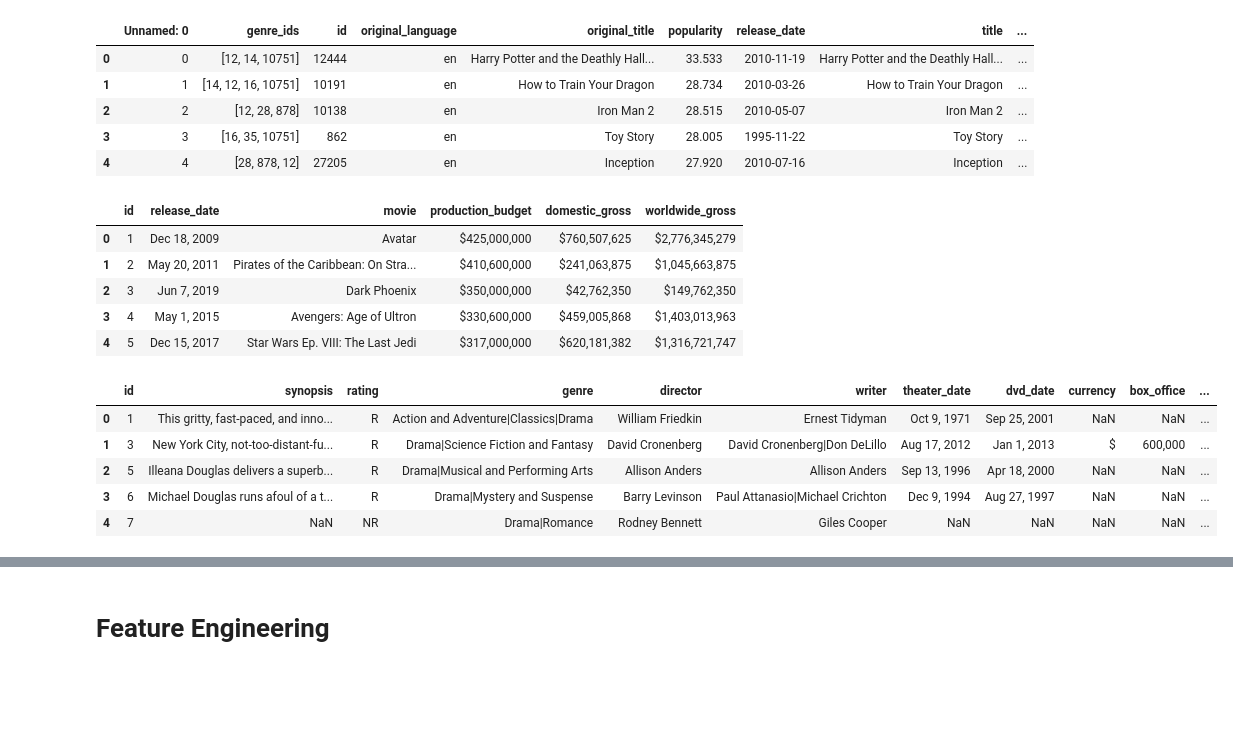
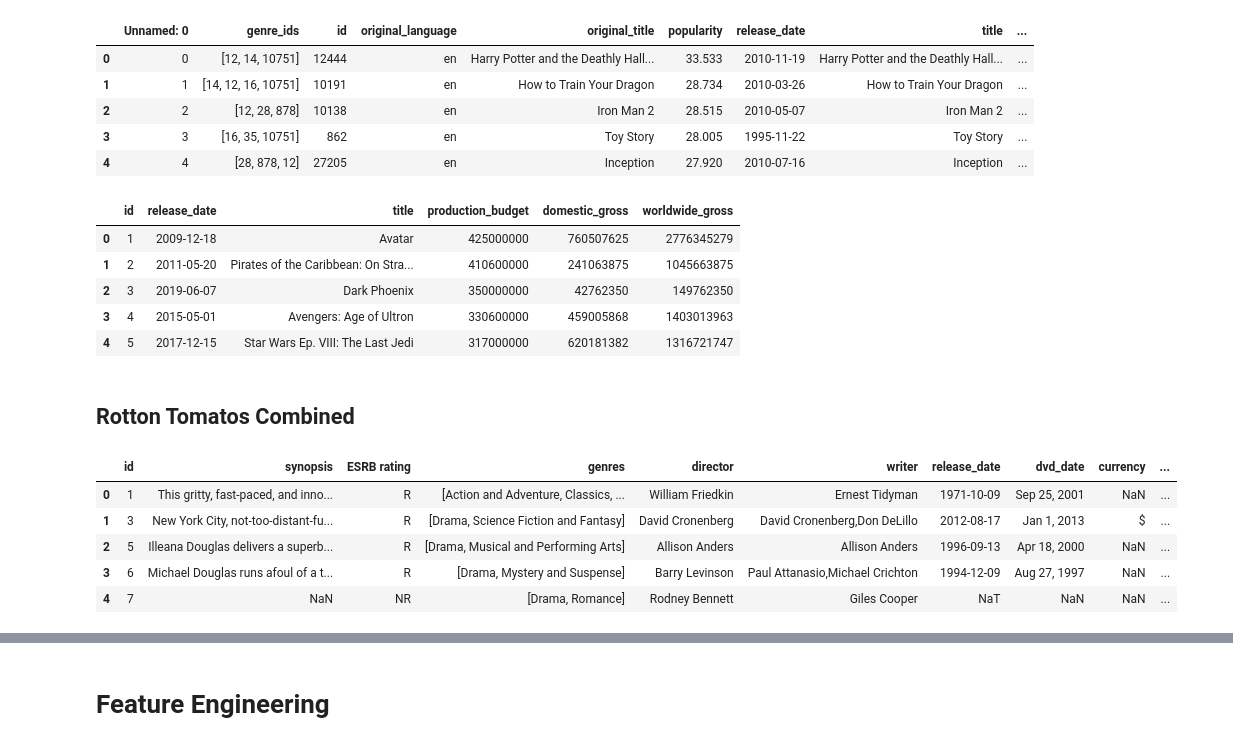
Before and after one commit to gjimmyq/C-H-Film-Productions, a Jupyter notebook: C-H_Film_Productions.ipynb, the cells around one changed output, grey strips where cells are left out. Saved outputs shown, nothing was run; the diff lists cells and outputs as text; code cells hidden in the pictures; blank space fills up the shorter version.

```diff
--- a/C-H_Film_Productions.ipynb
+++ b/C-H_Film_Productions.ipynb
@@ -46,0 +77,14 @@ rt_movie_review = pd.read_csv('data/rt.reviews.tsv', sep='\t', encoding='unicode
+# %%
+def bar_to_comma(list):
+    if type(list)!= str:
+        return list
+    if '|' in list:
+        return list.replace('|', ',')
+    else:
+        return list
+
+def csStringToList(cs_string):
+    if type(cs_string) == str:
+        return cs_string.split(',')
+    else:
+        return cs_string
@@ -63,21 +164,51 @@ tmdb.head()
 | 3 | 3 | [16, 35, 10751] | 862 | en | Toy Story | 28.005 | 1995-11-22 | Toy Story | ... |
 | 4 | 4 | [28, 878, 12] | 27205 | en | Inception | 27.920 | 2010-07-16 | Inception | ... |
 # %%
+def money_to_int(money):
+    #remove cash symbol
+    money = money[1:]
+    money = money.replace(',', '')
+    money.strip()
+    return money
+
+def checkUSD(money):
+    money = money[0]
+    if money =='$':
+        return True
+    else:
+        return False
+
+tn_movie_budgets['release_date'] = pd.to_datetime(tn_movie_budgets['release_date'])
+tn_movie_budgets['production_budget'] = tn_movie_budgets['production_budget'].map(money_to_int)
+tn_movie_budgets['worldwide_gross'] = tn_movie_budgets['worldwide_gross'].map(money_to_int)
+tn_movie_budgets['domestic_gross'] = tn_movie_budgets['domestic_gross'].map(money_to_int)
+
+tn_movie_budgets = tn_movie_budgets.rename(columns={"movie": "title"})
+
 tn_movie_budgets.head()
 # %% [output]
-|  | id | release_date | movie | production_budget | domestic_gross | worldwide_gross |
-| 0 | 1 | Dec 18, 2009 | Avatar | $425,000,000 | $760,507,625 | $2,776,345,279 |
-| 1 | 2 | May 20, 2011 | Pirates of the Caribbean: On Stra... | $410,600,000 | $241,063,875 | $1,045,663,875 |
-| 2 | 3 | Jun 7, 2019 | Dark Phoenix | $350,000,000 | $42,762,350 | $149,762,350 |
-| 3 | 4 | May 1, 2015 | Avengers: Age of Ultron | $330,600,000 | $459,005,868 | $1,403,013,963 |
-| 4 | 5 | Dec 15, 2017 | Star Wars Ep. VIII: The Last Jedi | $317,000,000 | $620,181,382 | $1,316,721,747 |
+|  | id | release_date | title | production_budget | domestic_gross | worldwide_gross |
+| 0 | 1 | 2009-12-18 | Avatar | 425000000 | 760507625 | 2776345279 |
+| 1 | 2 | 2011-05-20 | Pirates of the Caribbean: On Stra... | 410600000 | 241063875 | 1045663875 |
+| 2 | 3 | 2019-06-07 | Dark Phoenix | 350000000 | 42762350 | 149762350 |
+| 3 | 4 | 2015-05-01 | Avengers: Age of Ultron | 330600000 | 459005868 | 1403013963 |
+| 4 | 5 | 2017-12-15 | Star Wars Ep. VIII: The Last Jedi | 317000000 | 620181382 | 1316721747 |
+# %% [markdown]
+## Rotton Tomatos Combined
 # %%
+rt_movie_info['theater_date'] = pd.to_datetime(rt_movie_info['theater_date'])
+rt_movie_info['genre'] = rt_movie_info['genre'].map(bar_to_comma)
+rt_movie_info['genre'] = rt_movie_info['genre'].map(csStringToList)
+rt_movie_info['writer'] = rt_movie_info['writer'].map(bar_to_comma)
+
+rt_movie_info = rt_movie_info .rename(columns={"rating": "ESRB rating", "genre": "genres", "theater_date": "release_date"})
+
 rt_movie_info.head()
 # %% [output]
-|  | id | synopsis | rating | genre | director | writer | theater_date | dvd_date | currency | box_office | ... |
-| 0 | 1 | This gritty, fast-paced, and inno... | R | Action and Adventure|Classics|Drama | William Friedkin | Ernest Tidyman | Oct 9, 1971 | Sep 25, 2001 | NaN | NaN | ... |
-| 1 | 3 | New York City, not-too-distant-fu... | R | Drama|Science Fiction and Fantasy | David Cronenberg | David Cronenberg|Don DeLillo | Aug 17, 2012 | Jan 1, 2013 | $ | 600,000 | ... |
-| 2 | 5 | Illeana Douglas delivers a superb... | R | Drama|Musical and Performing Arts | Allison Anders | Allison Anders | Sep 13, 1996 | Apr 18, 2000 | NaN | NaN | ... |
-| 3 | 6 | Michael Douglas runs afoul of a t... | R | Drama|Mystery and Suspense | Barry Levinson | Paul Attanasio|Michael Crichton | Dec 9, 1994 | Aug 27, 1997 | NaN | NaN | ... |
-| 4 | 7 | NaN | NR | Drama|Romance | Rodney Bennett | Giles Cooper | NaN | NaN | NaN | NaN | ... |
+|  | id | synopsis | ESRB rating | genres | director | writer | release_date | dvd_date | currency | ... |
+| 0 | 1 | This gritty, fast-paced, and inno... | R | [Action and Adventure, Classics, ... | William Friedkin | Ernest Tidyman | 1971-10-09 | Sep 25, 2001 | NaN | ... |
+| 1 | 3 | New York City, not-too-distant-fu... | R | [Drama, Science Fiction and Fantasy] | David Cronenberg | David Cronenberg,Don DeLillo | 2012-08-17 | Jan 1, 2013 | $ | ... |
+| 2 | 5 | Illeana Douglas delivers a superb... | R | [Drama, Musical and Performing Arts] | Allison Anders | Allison Anders | 1996-09-13 | Apr 18, 2000 | NaN | ... |
+| 3 | 6 | Michael Douglas runs afoul of a t... | R | [Drama, Mystery and Suspense] | Barry Levinson | Paul Attanasio,Michael Crichton | 1994-12-09 | Aug 27, 1997 | NaN | ... |
+| 4 | 7 | NaN | NR | [Drama, Romance] | Rodney Bennett | Giles Cooper | NaT | NaN | NaN | ... |
 # %%
```
Also changed, not shown: parts of 15 cells of this notebook, 1 other file.
